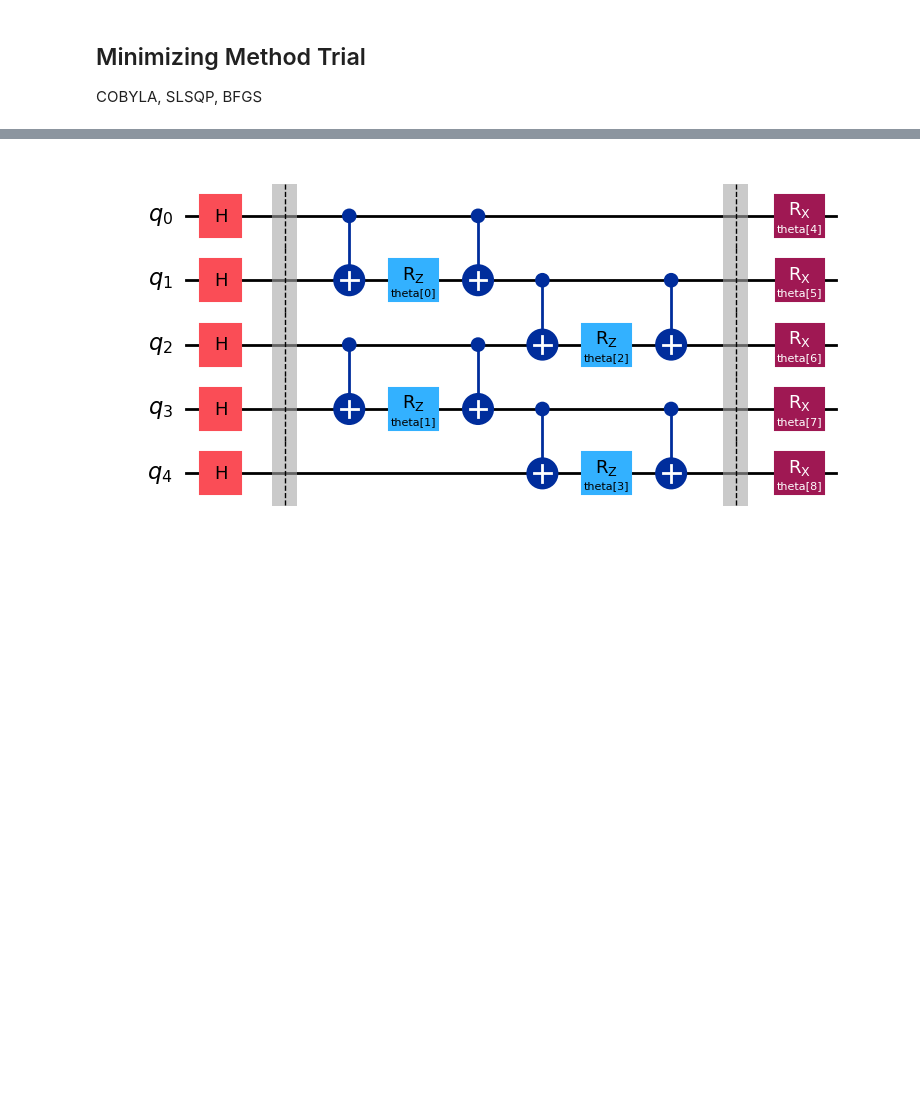
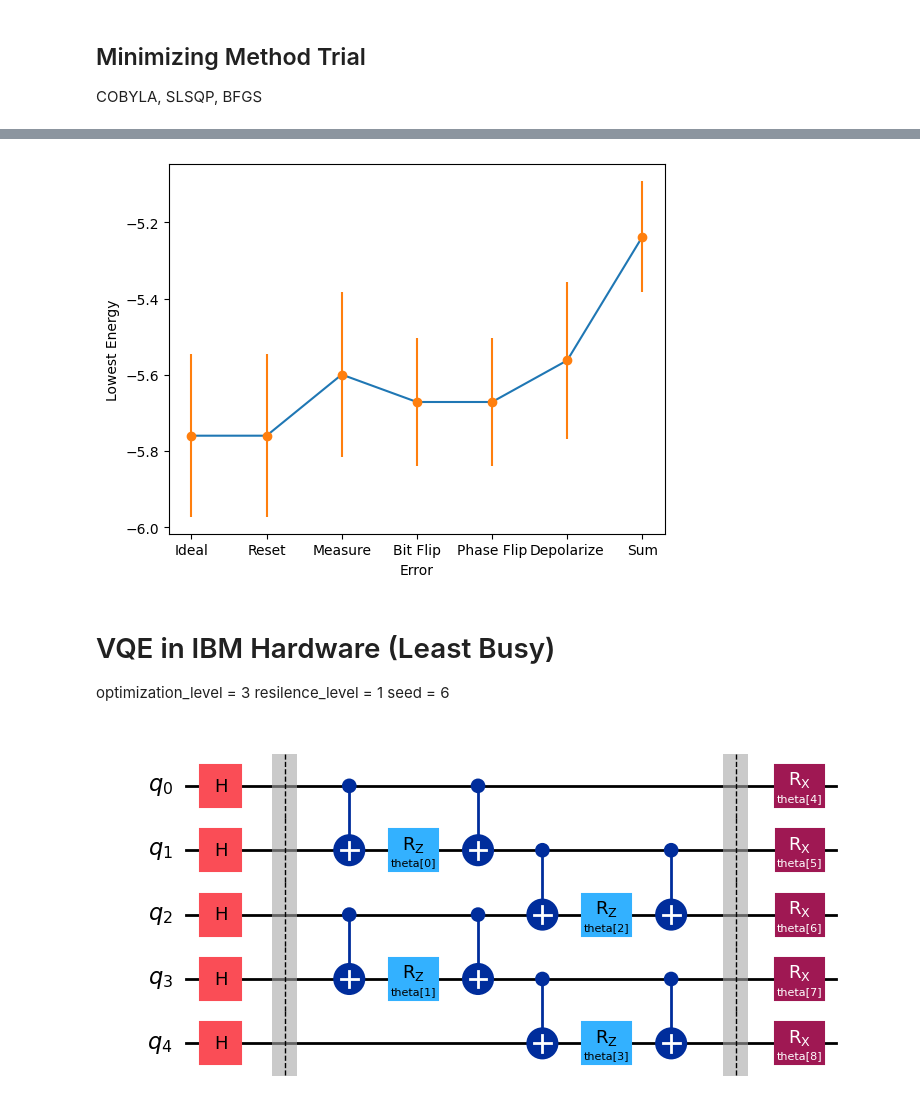
Before and after one commit to BrainConnection/Quantum_Algorithm, a Jupyter notebook: 1. TFIM VQE.ipynb, the cells around one changed output, grey strips where cells are left out. Saved outputs shown, nothing was run; the diff lists cells and outputs as text; code cells hidden in the pictures; blank space fills up the shorter version.

```diff
--- a/1. TFIM VQE.ipynb
+++ b/1. TFIM VQE.ipynb
@@ -558,0 +1375,21 @@ seed = 6
+# %%
+def cost_func_vqe(params, ansatz, hamiltonian, estimator):
+    cost = estimator.run(ansatz, hamiltonian, parameter_values=params, shots=8000, seed=1).result()
+    return cost.values[0]
+
+
+def build_callback(ansatz, hamiltonian, estimator, callback_dict):
+  def callback(current_vector):
+    callback_dict["iters"] += 1
+    callback_dict["prev_vector"] = current_vector
+    current_cost = cost_func_vqe(current_vector, ansatz, hamiltonian, estimator)
+
+    callback_dict["cost_history"].append(current_cost)
+
+    print(
+      "Iters. done: {} [Current cost: {}]".format(callback_dict["iters"], current_cost),
+      end="\r",
+      flush=True,
+    )
+
+  return callback
@@ -558,0 +1432,12 @@ seed = 6
+# %%
+mean_all = np.mean(local_minimum_list)
+var_all = np.var(local_minimum_list)
+max_all = np.max(local_minimum_list)
+min_all = np.min(local_minimum_list)
+
+print("mean : {0}".format(mean_all))
+print("variance : {0}".format(var_all))
+print("maximum : {0}".format(max_all))
+print("minimum : {0}".format(min_all))
+print()
+print(local_minimum_list)
@@ -559,3 +1454,23 @@ seed = 6
+# %%
+import matplotlib.pyplot as plt
+
+x = ["Ideal", "Reset", "Measure", "Bit Flip", "Phase Flip", "Depolarize", "Sum"]
+y = [mean_ideal, mean_rst, mean_measure, mean_bit, mean_phase, mean_depo, mean_all]
+yerr = [2*np.sqrt(var_ideal), 2*np.sqrt(var_rst), 2*np.sqrt(var_measure), 2*np.sqrt(var_bit), 2*np.sqrt(var_phase), 2*np.sqrt(var_depo), 2*np.sqrt(var_all)]
+
+plt.plot(x, y)
+plt.errorbar(x, y, yerr=yerr, fmt ='o')
+plt.xlabel('Error')
+plt.ylabel('Lowest Energy')
+plt.show()
+# %% [output]
+[figure, added]
+# %% [markdown]
+# VQE in IBM Hardware (Least Busy)
+
+optimization_level = 3
+resilence_level = 1
+seed = 6
 # %%
 from qiskit.circuit import QuantumCircuit, QuantumRegister, Parameter
 from qiskit.quantum_info import SparsePauliOp
```
Also changed, not shown: parts of 84 cells of this notebook.
